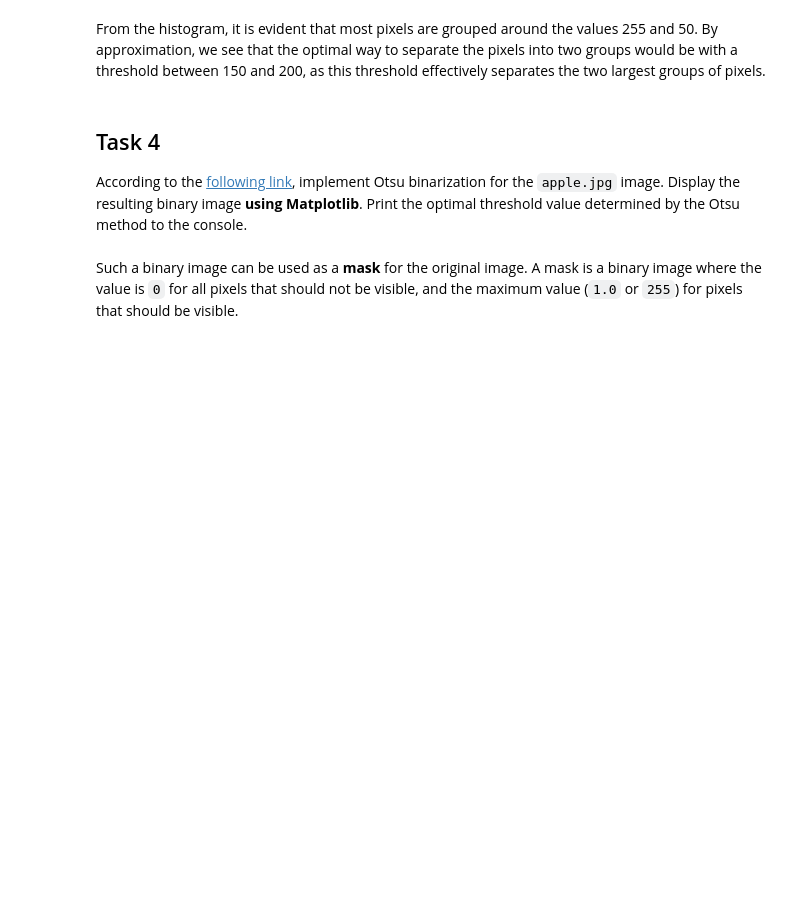
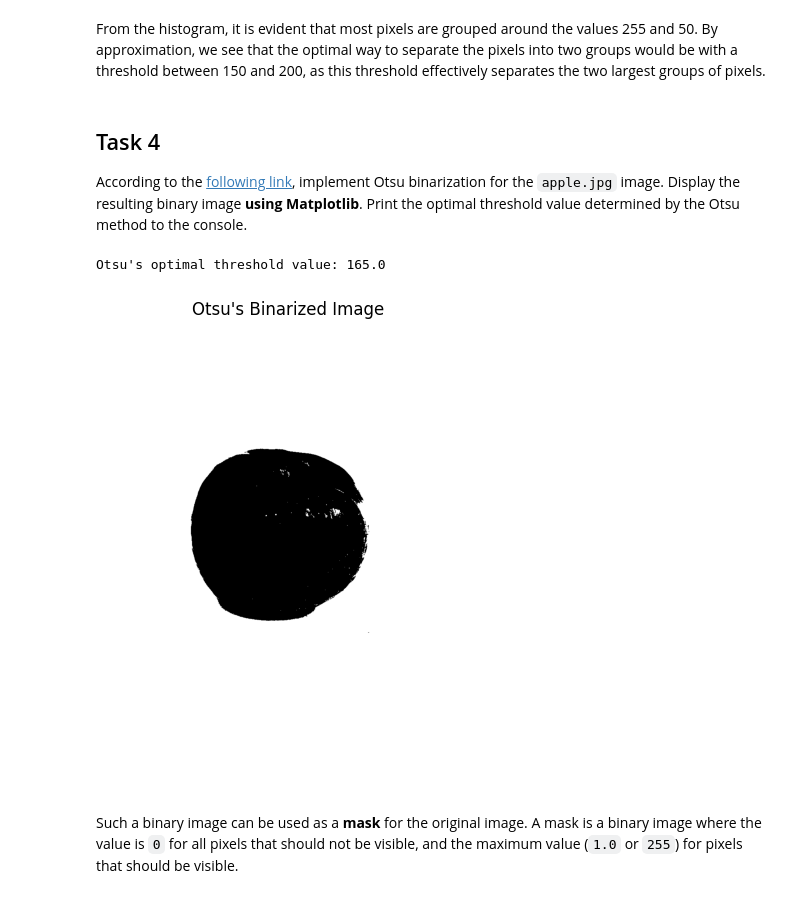
Before and after one commit to mirkomilicic6/racunalni_vid_zadace, a Jupyter notebook: lab3.ipynb, the cells around one changed output. Cells and saved outputs as stored; diff of their text form; code cells hidden in the pictures; blank space fills up the shorter version.

```diff
--- a/lab3.ipynb
+++ b/lab3.ipynb
@@ -141,3 +186,32 @@ According to the [following link](https://learnopencv.com/otsu-thresholding-with
+# %%
+# write your code here
+import cv2
+import matplotlib.pyplot as plt
+
+# Load the image in grayscale
+image = cv2.imread('images/apple.jpg', cv2.IMREAD_GRAYSCALE)
+
+# Check if image was loaded properly
+if image is None:
+    print("Error: Could not load image.")
+else:
+    # Apply Otsu's binarization
+    otsu_thresh_value, binary_image = cv2.threshold(
+        image, 0, 255, cv2.THRESH_BINARY + cv2.THRESH_OTSU
+    )
+
+    # Print the optimal threshold value
+    print(f"Otsu's optimal threshold value: {otsu_thresh_value}")
+
+    # Display the binary image using Matplotlib
+    plt.figure(figsize=(8, 6))
+    plt.imshow(binary_image, cmap='gray')
+    plt.title("Otsu's Binarized Image")
+    plt.axis('off')
+    plt.show()
+# %% [output]
+Otsu's optimal threshold value: 165.0
+[figure, added]
 # %% [markdown]
 Such a binary image can be used as a **mask** for the original image. A mask is a binary image where the value is `0` for all pixels that should not be visible, and the maximum value (`1.0` or `255`) for pixels that should be visible.
 # %% [markdown]
```
Also changed, not shown: parts of 23 cells of this notebook.
